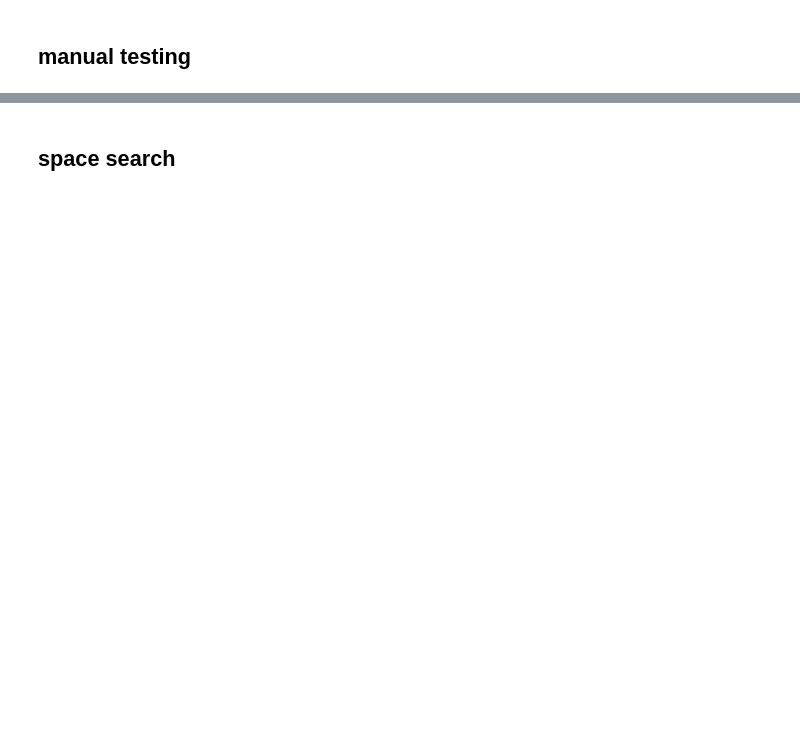
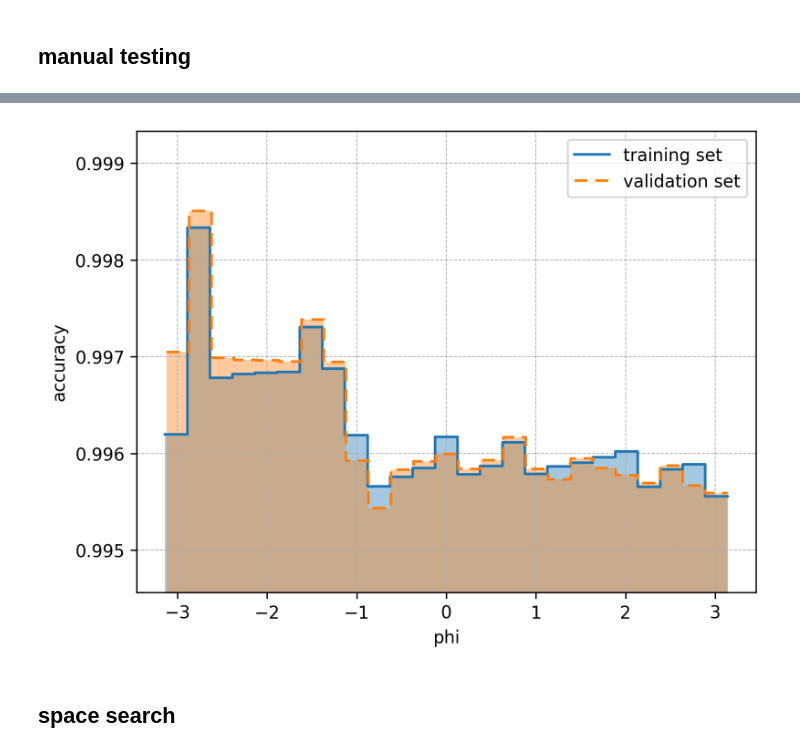
Before and after one commit to P4ndaM1x/engineering-dissertation, a Jupyter notebook: q_calssification.ipynb, the cells around one changed output, grey strips where cells are left out. Drawn from its saved outputs; the diff is of its cells as text; code cells hidden in the pictures; blank space fills up the shorter version.

```diff
--- a/q_calssification.ipynb
+++ b/q_calssification.ipynb
@@ -101,3 +182,14 @@ plot_steps_by_parameter(x_data=points, y_data=q_labels, parameter=pt,
+# %%
+from common.utils import validation_set, train_set
+from common.plot import plot_steps_by_parameter
+
+phi = np.load('/host/dissertation/proccessed_data/phi.npy')
+plot_steps_by_parameter(model=model, x_data=points, y_data=q_labels, parameter=phi,
+                        metric_func=tf.keras.metrics.BinaryAccuracy(),
+                        metric_label='accuracy', parameter_label='phi',
+                        dpi=300)
+# %% [output]
+[figure, added]
 # %% [markdown]
 ## space search
 # %%
```
Also changed, not shown: parts of 10 cells of this notebook, 1 other file.
